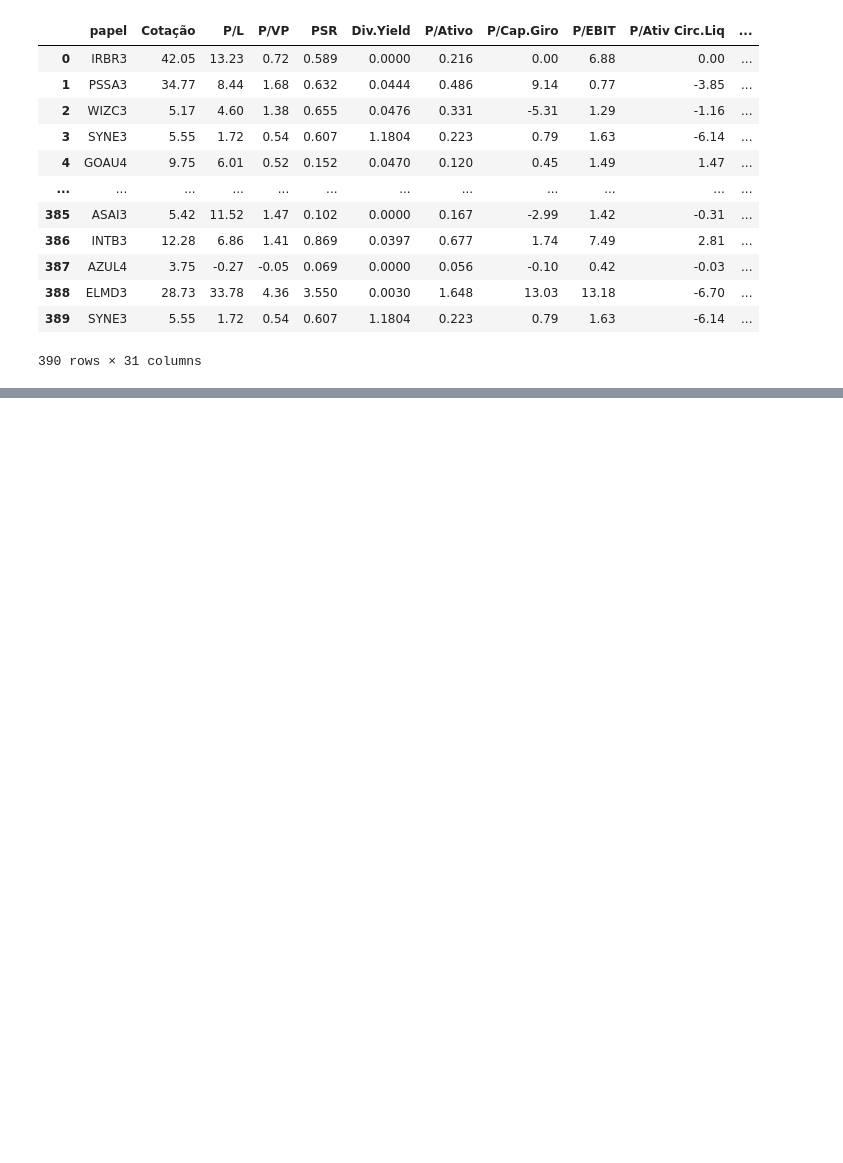
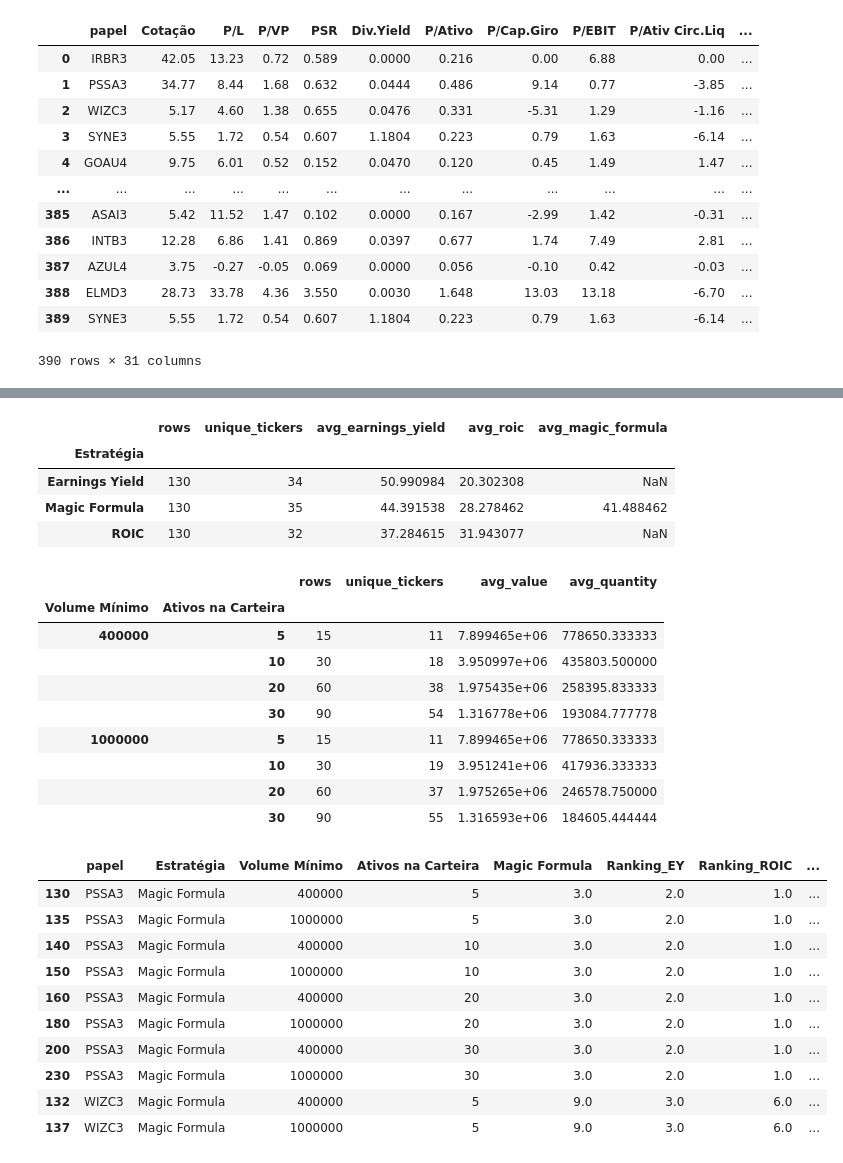
Before and after one commit to gusascorrea/magic_app, a Jupyter notebook: notebooks/testes.ipynb, the cells around one changed output, grey strips where cells are left out. Saved outputs shown, nothing was run; the diff lists cells and outputs as text; code cells hidden in the pictures; blank space fills up the shorter version.

```diff
--- a/notebooks/testes.ipynb
+++ b/notebooks/testes.ipynb
@@ -65,0 +276,51 @@ df
+# %%
+import numpy as np
+import pandas as pd
+
+performance_df = pd.read_csv('../data/performance.csv')
+performance_df['Data'] = pd.to_datetime(performance_df['Data'])
+analysis_df = performance_df.replace([np.inf, -np.inf], np.nan).copy()
+
+overview = pd.DataFrame({
+    'metric': ['rows', 'unique_tickers', 'strategies', 'dates', 'volume_levels', 'portfolio_sizes'],
+    'value': [
+        len(analysis_df),
+        analysis_df['papel'].nunique(),
+        analysis_df['Estratégia'].nunique(),
+        analysis_df['Data'].nunique(),
+        analysis_df['Volume Mínimo'].nunique(),
+        analysis_df['Ativos na Carteira'].nunique(),
+    ],
+})
+
+strategy_summary = analysis_df.groupby('Estratégia').agg(
+    rows=('papel', 'size'),
+    unique_tickers=('papel', 'nunique'),
+    avg_earnings_yield=('Earnings Yield', 'mean'),
+    avg_roic=('ROIC', 'mean'),
+    avg_magic_formula=('Magic Formula', 'mean'),
+).sort_values('rows', ascending=False)
+
+parameter_summary = analysis_df.groupby(['Volume Mínimo', 'Ativos na Carteira']).agg(
+    rows=('papel', 'size'),
+    unique_tickers=('papel', 'nunique'),
+    avg_value=('Valor', 'mean'),
+    avg_quantity=('Quantidade', 'mean'),
+).sort_index()
+
+top_magic_formula = analysis_df.loc[
+    analysis_df['Magic Formula'].notna(),
+    ['papel', 'Estratégia', 'Volume Mínimo', 'Ativos na Carteira', 'Magic Formula', 'Ranking_EY', 'Ranking_ROIC', 'Earnings Yield', 'ROIC']
+].sort_values(['Magic Formula', 'Earnings Yield'], ascending=[True, False]).head(10)
+
+top_earnings_yield = analysis_df.loc[
+    analysis_df['Earnings Yield'].notna(),
+    ['papel', 'Estratégia', 'Volume Mínimo', 'Ativos na Carteira', 'Earnings Yield', 'ROIC', 'P/L', 'P/EBIT']
+].sort_values('Earnings Yield', ascending=False).head(10)
+
+display(overview)
+display(strategy_summary)
+display(parameter_summary)
+display(top_magic_formula)
+display(top_earnings_yield)
+# %% [output]
@@ -65,0 +334,26 @@ df
+|  | rows | unique_tickers | avg_earnings_yield | avg_roic | avg_magic_formula |
+| Estratégia |  |  |  |  |  |
+| Earnings Yield | 130 | 34 | 50.990984 | 20.302308 | NaN |
+| Magic Formula | 130 | 35 | 44.391538 | 28.278462 | 41.488462 |
+| ROIC | 130 | 32 | 37.284615 | 31.943077 | NaN |
+|  |  | rows | unique_tickers | avg_value | avg_quantity |
+| Volume Mínimo | Ativos na Carteira |  |  |  |  |
+| 400000 | 5 | 15 | 11 | 7.899465e+06 | 778650.333333 |
+|  | 10 | 30 | 18 | 3.950997e+06 | 435803.500000 |
+|  | 20 | 60 | 38 | 1.975435e+06 | 258395.833333 |
+|  | 30 | 90 | 54 | 1.316778e+06 | 193084.777778 |
+| 1000000 | 5 | 15 | 11 | 7.899465e+06 | 778650.333333 |
+|  | 10 | 30 | 19 | 3.951241e+06 | 417936.333333 |
+|  | 20 | 60 | 37 | 1.975265e+06 | 246578.750000 |
+|  | 30 | 90 | 55 | 1.316593e+06 | 184605.444444 |
+|  | papel | Estratégia | Volume Mínimo | Ativos na Carteira | Magic Formula | Ranking_EY | Ranking_ROIC | ... |
+| 130 | PSSA3 | Magic Formula | 400000 | 5 | 3.0 | 2.0 | 1.0 | ... |
+| 135 | PSSA3 | Magic Formula | 1000000 | 5 | 3.0 | 2.0 | 1.0 | ... |
+| 140 | PSSA3 | Magic Formula | 400000 | 10 | 3.0 | 2.0 | 1.0 | ... |
+| 150 | PSSA3 | Magic Formula | 1000000 | 10 | 3.0 | 2.0 | 1.0 | ... |
+| 160 | PSSA3 | Magic Formula | 400000 | 20 | 3.0 | 2.0 | 1.0 | ... |
+| 180 | PSSA3 | Magic Formula | 1000000 | 20 | 3.0 | 2.0 | 1.0 | ... |
+| 200 | PSSA3 | Magic Formula | 400000 | 30 | 3.0 | 2.0 | 1.0 | ... |
+| 230 | PSSA3 | Magic Formula | 1000000 | 30 | 3.0 | 2.0 | 1.0 | ... |
+| 132 | WIZC3 | Magic Formula | 400000 | 5 | 9.0 | 3.0 | 6.0 | ... |
+| 137 | WIZC3 | Magic Formula | 1000000 | 5 | 9.0 | 3.0 | 6.0 | ... |
```
Also changed, not shown: parts of 9 cells of this notebook, 3 other files.
